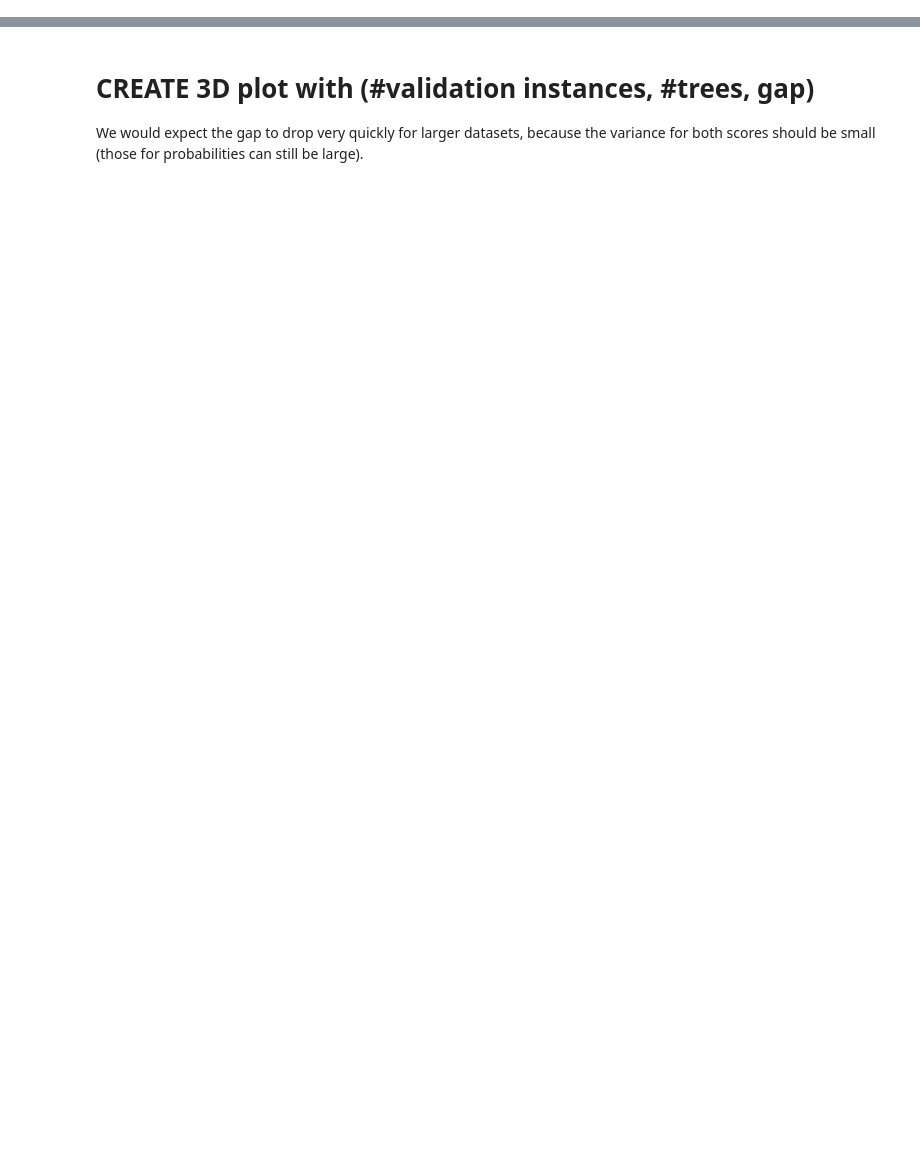
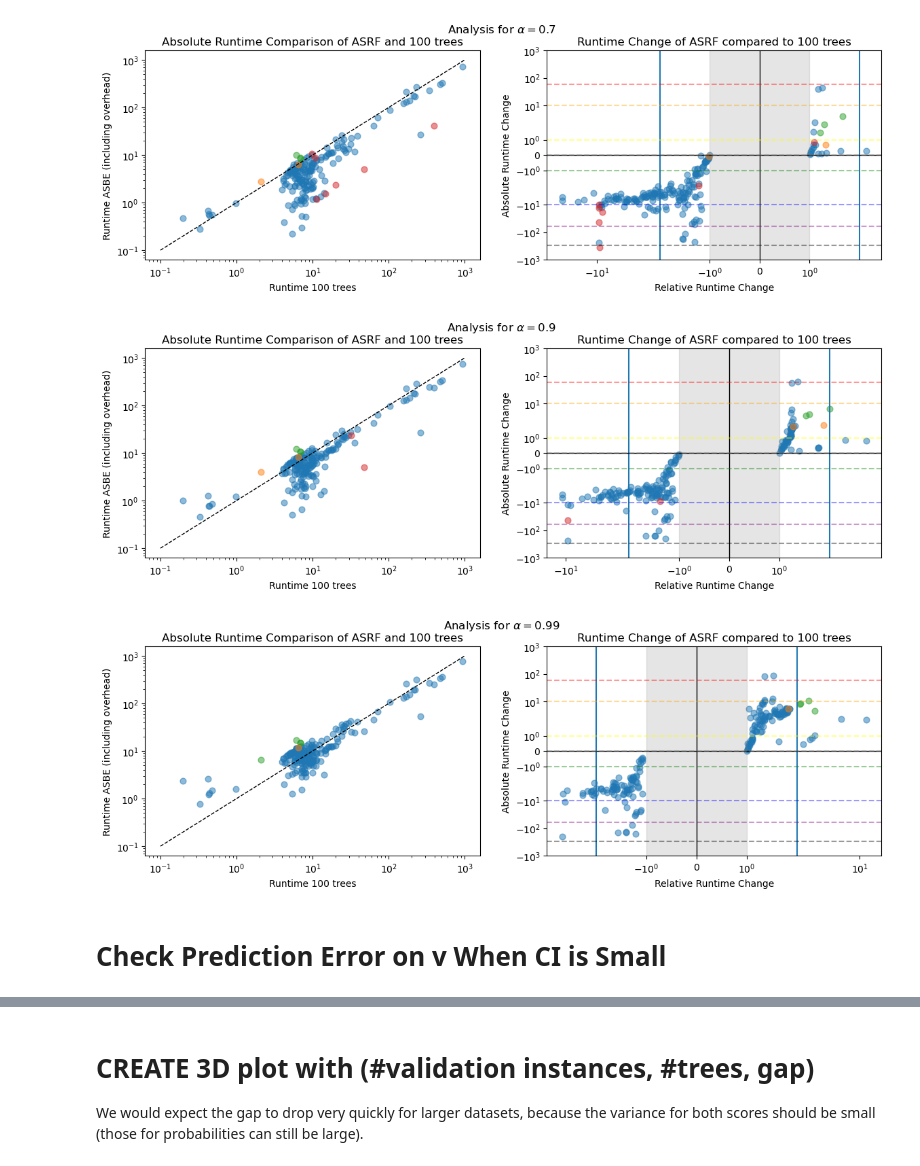
Before and after one commit to fmohr/asforests, a Jupyter notebook: publications/tmlr 2023/analysis/analysis.ipynb, the cells around one changed output, grey strips where cells are left out. Saved outputs shown, nothing was run; the diff lists cells and outputs as text; code cells hidden in the pictures; blank space fills up the shorter version.

```diff
--- a/publications/tmlr 2023/analysis/analysis.ipynb
+++ b/publications/tmlr 2023/analysis/analysis.ipynb
@@ -226,0 +185,62 @@ plt.show()
+# %%
+alphas = [0.7, 0.9, 0.99]
+runtimes_asrf = df_results[[f"time_asrf_{alpha}" for alpha in alphas]].values
+runtimes_baseline = df_results["time_100"].values
+
+for idx, alpha in enumerate(alphas):
+
+    fig, axs = plt.subplots(1, 2, figsize=(14, 4))
+    fig.suptitle(f"Analysis for $\\alpha = {alpha}$")
+
+    ax = axs[0]
+    mask_we = df_results[f"gap_val_{alpha}"] < eps_base
+    mask_100 = df_results[f"val_gap_100"] < eps_base
+
+    masks = [mask_100 & mask_we, ~mask_100 & mask_we, mask_100 & ~mask_we, ~mask_100 & ~mask_we]
+    colors = ["C0", "C2", "C3", "C1"]
+    point_size=40
+    point_alpha=0.5
+
+    for mask, color in zip(masks, colors):
+        ax.scatter(runtimes_baseline[mask], runtimes_asrf[mask,idx], s=point_size, color=color, alpha=point_alpha)
+    ax.plot([0.1, 10**3], [0.1, 10**3], linestyle="--", color="black", linewidth=1)
+    ax.set_title("Absolute Runtime Comparison of ASRF and 100 trees")
+    ax.set_xlabel("Runtime 100 trees")
+    ax.set_ylabel("Runtime ASBE (including overhead)")
+    ax.set_xscale("log")
+    ax.set_yscale("log")
+
+    ax = axs[1]
+    y_vals = runtimes_asrf[:,idx] - runtimes_baseline
+    x_vals = runtimes_asrf[:,idx] / runtimes_baseline
+    mask = x_vals < 1
+    x_vals[mask] = -1 / x_vals[mask]
+
+    for mask, color in zip(masks, colors):
+        ax.scatter(x_vals[mask], y_vals[mask], s=point_size, color=color, alpha=point_alpha)
+    ax.set_title("Runtime Change of ASRF compared to 100 trees")
+    ax.set_xlabel("Relative Runtime Change")
+    ax.set_ylabel("Absolute Runtime Change")
+    ax.set_xscale("symlog")
+    ax.set_yscale("symlog")
+    ax.axvline(-2)
+    ax.axvline(2)
+    ax.set_ylim([-10**3, 10**3])
+
+    ax.axvline(0, color="black", linewidth=1)
+    ax.axhline(0, color="black", linewidth=1)
+    ax.axhline(-300, color="black", linestyle="--", alpha=0.4)
+    ax.axhline(-60, color="purple", linestyle="--", alpha=0.4)
+    ax.axhline(-10, color="blue", linestyle="--", alpha=0.4)
+    ax.axhline(-1, color="green", linestyle="--", alpha=0.4)
+    ax.axhline(0, color="gray", linestyle="--", alpha=0.4)
+    ax.axhline(1, color="yellow", linestyle="--", alpha=0.4)
+    ax.axhline(10, color="orange", linestyle="--", alpha=0.4)
+    ax.axhline(60, color="red", linestyle="--", alpha=0.4)
+    ax.fill_between([-1, 1], [-10**3, -10**3], [10**3, 10**3], color="gray", alpha=0.2)
+
+    plt.show()
+# %% [output]
+[figure, added]
+[figure, added]
+[figure, added]
@@ -226,0 +258,2 @@ plt.show()
+# %% [markdown]
+# Check Prediction Error on v When CI is Small
```
Also changed, not shown: parts of 45 cells of this notebook, 11 other files.
